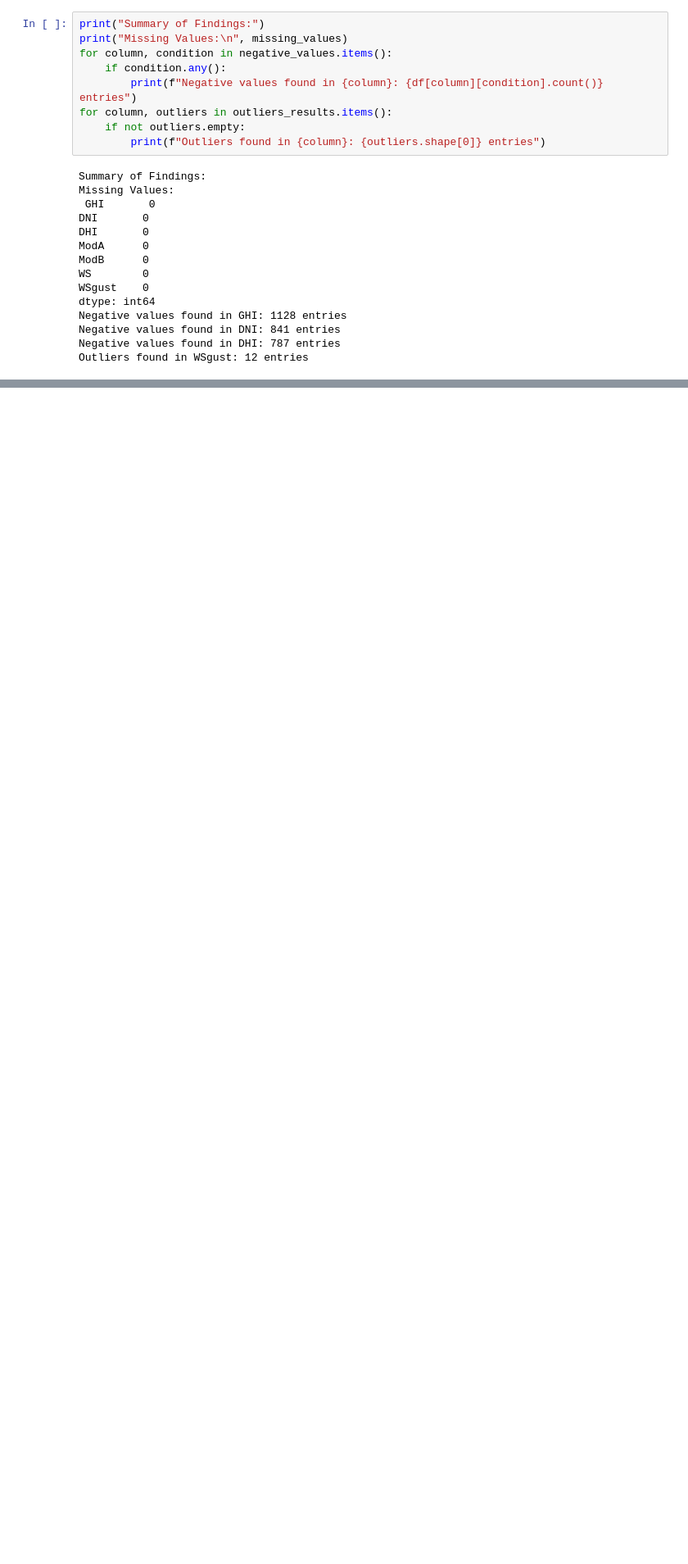
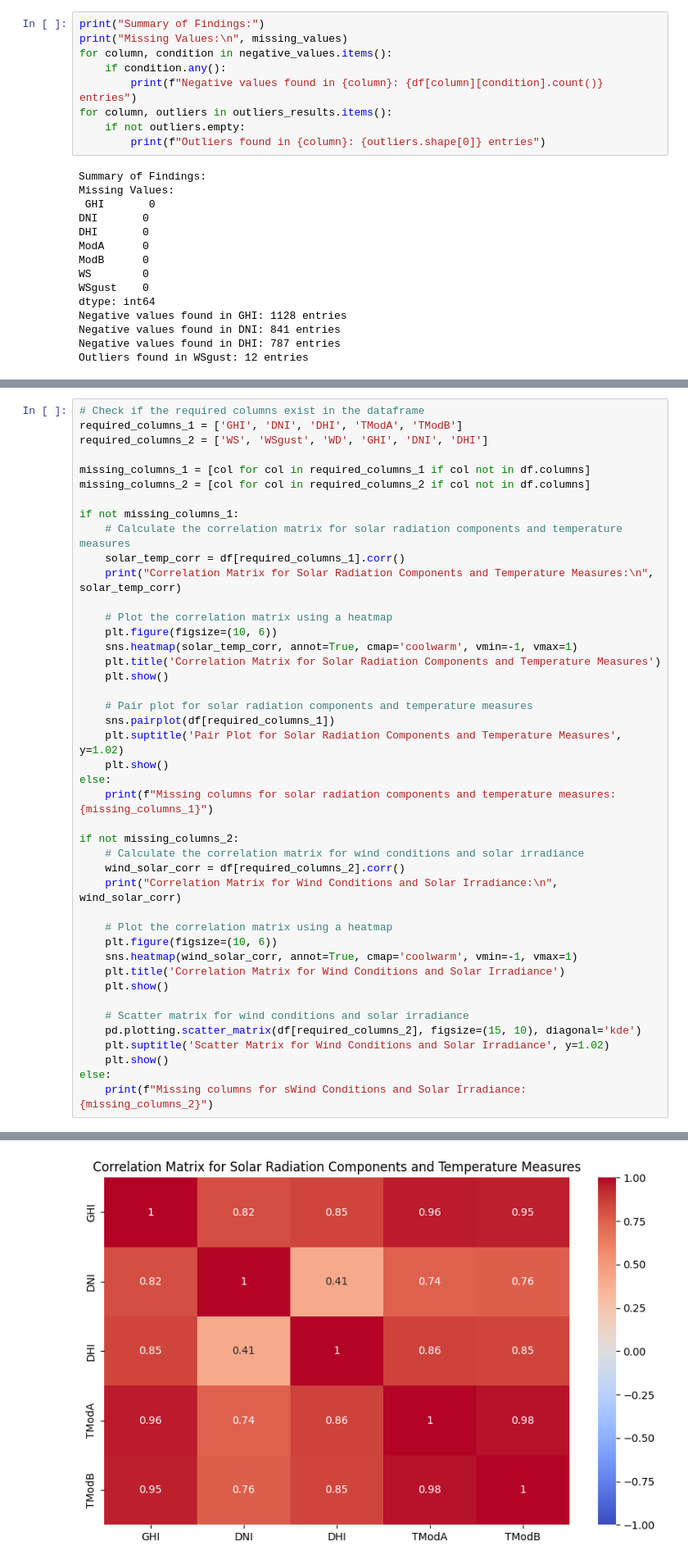
Before and after one commit to Abrham111/EDA, a Jupyter notebook: notebooks/EDA.ipynb, the cells around one changed output, grey strips where cells are left out. Shown at 82% size. Saved outputs shown, nothing was run; the diff lists cells and outputs as text; blank space fills up the shorter version.

```diff
--- a/notebooks/EDA.ipynb
+++ b/notebooks/EDA.ipynb
@@ -149,0 +210,44 @@ Outliers found in WSgust: 12 entries
+# %%
+# Check if the required columns exist in the dataframe
+required_columns_1 = ['GHI', 'DNI', 'DHI', 'TModA', 'TModB']
+required_columns_2 = ['WS', 'WSgust', 'WD', 'GHI', 'DNI', 'DHI']
+
+missing_columns_1 = [col for col in required_columns_1 if col not in df.columns]
+missing_columns_2 = [col for col in required_columns_2 if col not in df.columns]
+
+if not missing_columns_1:
+	# Calculate the correlation matrix for solar radiation components and temperature measures
+	solar_temp_corr = df[required_columns_1].corr()
+	print("Correlation Matrix for Solar Radiation Components and Temperature Measures:\n", solar_temp_corr)
+
+	# Plot the correlation matrix using a heatmap
+	plt.figure(figsize=(10, 6))
+	sns.heatmap(solar_temp_corr, annot=True, cmap='coolwarm', vmin=-1, vmax=1)
+	plt.title('Correlation Matrix for Solar Radiation Components and Temperature Measures')
+	plt.show()
+
+	# Pair plot for solar radiation components and temperature measures
+	sns.pairplot(df[required_columns_1])
+	plt.suptitle('Pair Plot for Solar Radiation Components and Temperature Measures', y=1.02)
+	plt.show()
+else:
+	print(f"Missing columns for solar radiation components and temperature measures: {missing_columns_1}")
+
+if not missing_columns_2:
+	# Calculate the correlation matrix for wind conditions and solar irradiance
+	wind_solar_corr = df[required_columns_2].corr()
+	print("Correlation Matrix for Wind Conditions and Solar Irradiance:\n", wind_solar_corr)
+
+	# Plot the correlation matrix using a heatmap
+	plt.figure(figsize=(10, 6))
+	sns.heatmap(wind_solar_corr, annot=True, cmap='coolwarm', vmin=-1, vmax=1)
+	plt.title('Correlation Matrix for Wind Conditions and Solar Irradiance')
+	plt.show()
+
+	# Scatter matrix for wind conditions and solar irradiance
+	pd.plotting.scatter_matrix(df[required_columns_2], figsize=(15, 10), diagonal='kde')
+	plt.suptitle('Scatter Matrix for Wind Conditions and Solar Irradiance', y=1.02)
+	plt.show()
+else:
+	print(f"Missing columns for sWind Conditions and Solar Irradiance: {missing_columns_2}")
+# %% [output]
@@ -149,0 +261 @@ Outliers found in WSgust: 12 entries
+[figure, added]
```
Also changed, not shown: parts of 3 cells of this notebook, 1 other file.
